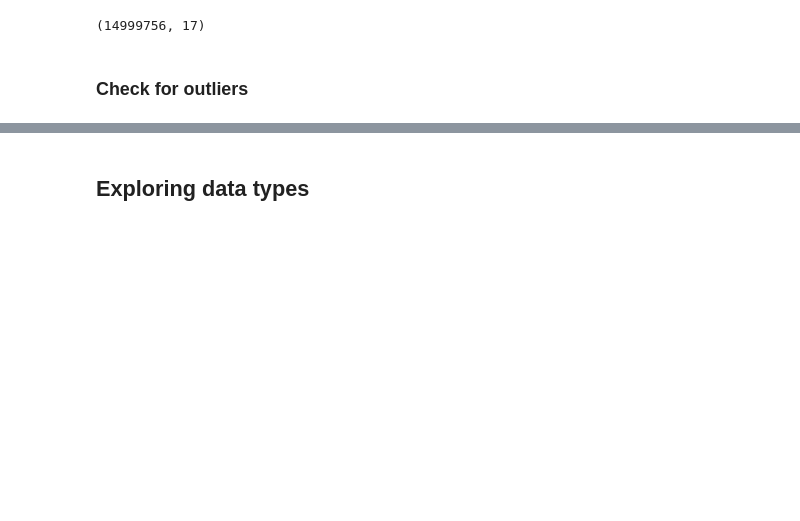
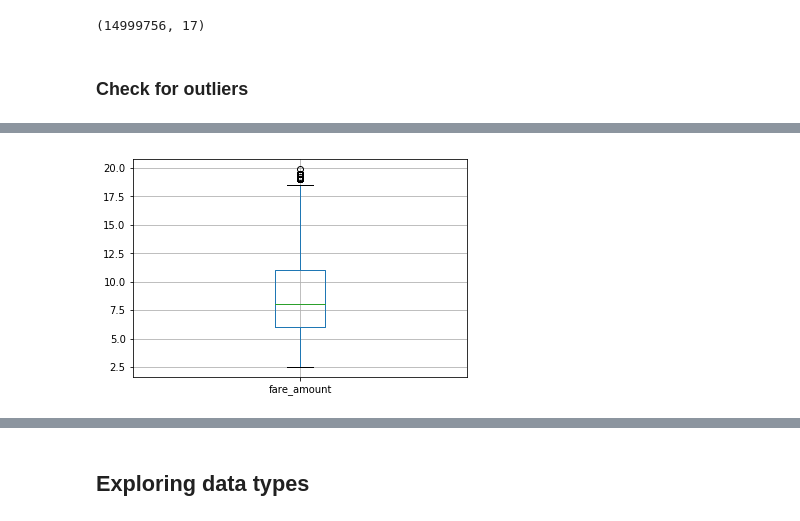
Before and after one commit to MIE368-Team-8/Data-Cleaning, a Jupyter notebook: TaxiDataCleaning.ipynb, the cells around one changed output, grey strips where cells are left out. Drawn from its saved outputs; the diff is of its cells as text; code cells hidden in the pictures; blank space fills up the shorter version.

```diff
--- a/TaxiDataCleaning.ipynb
+++ b/TaxiDataCleaning.ipynb
@@ -240,0 +331,5 @@ total_amount | 66311 | float64
+# %%
+taxi = taxi[taxi.fare_amount<20]
+taxi.boxplot(column='fare_amount');
+# %% [output]
+[figure, added]
```
Also changed, not shown: parts of 81 cells of this notebook.
